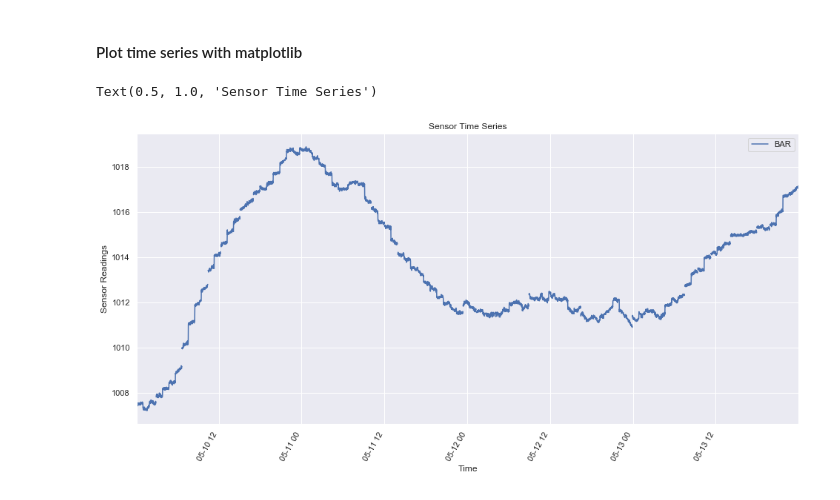
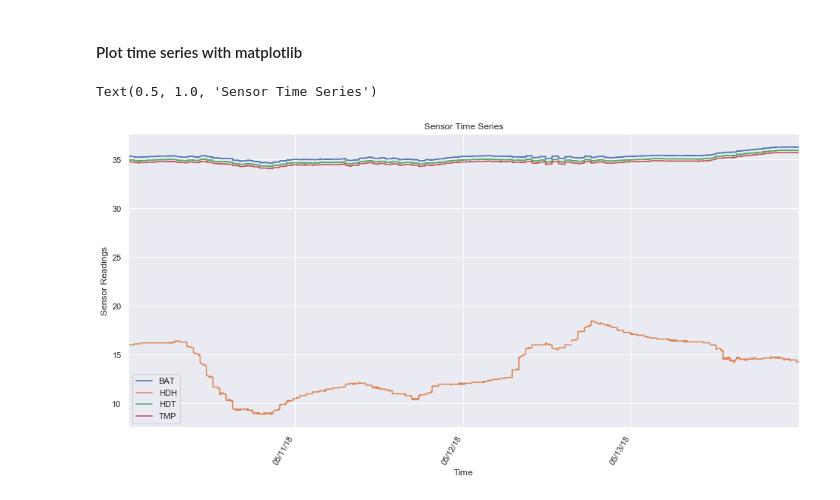
Before and after one commit to virtualarchitectures/ICRI_Envirosensor_Data_Analysis, a Jupyter notebook: ICRI Envirosensor Data Analysis.ipynb, the cells around one changed output. Saved outputs shown, nothing was run; the diff lists cells and outputs as text; code cells hidden in the pictures.

Commit message:
Adjusted date format for plots

```diff
--- a/ICRI Envirosensor Data Analysis.ipynb
+++ b/ICRI Envirosensor Data Analysis.ipynb
@@ -605,20 +608,29 @@ visual_df.head(10)
 # %% [markdown]
 #### Plot time series with matplotlib
 # %%
+#Locate and format dates for X axis
+days = mdates.DayLocator()
+days_fmt = mdates.DateFormatter('%D')
+
 #Store current axis to layer plots
 ax = plt.gca()
 
-visual_df.plot(kind='line',x='Time', y='BAR', ax=ax)
-#visual_df.plot(kind='line',x='Time', y='BAT', ax=ax)
-#visual_df.plot(kind='line',x='Time', y='HDH', ax=ax)
-#visual_df.plot(kind='line',x='Time', y='HDT', ax=ax)
+#Format the ticks
+ax.xaxis.set_major_locator(days)
+ax.xaxis.set_major_formatter(days_fmt)
+ax.xaxis.set_minor_locator(hours)
+
+#visual_df.plot(kind='line',x='Time', y='BAR', ax=ax)
+visual_df.plot(kind='line',x='Time', y='BAT', ax=ax)
+visual_df.plot(kind='line',x='Time', y='HDH', ax=ax)
+visual_df.plot(kind='line',x='Time', y='HDT', ax=ax)
 #visual_df.plot(kind='line',x='Time', y='OPT', ax=ax)
-#visual_df.plot(kind='line',x='Time', y='TMP', ax=ax)
+visual_df.plot(kind='line',x='Time', y='TMP', ax=ax)
 
 plt.xticks(rotation=60)
 plt.ylabel("Sensor Readings")
 plt.xlabel("Time")
 plt.title("Sensor Time Series")
 # %% [output]
 Text(0.5, 1.0, 'Sensor Time Series')
-[figure, old version]
+[figure, new version]
```
Also changed, not shown: parts of 7 cells of this notebook.
